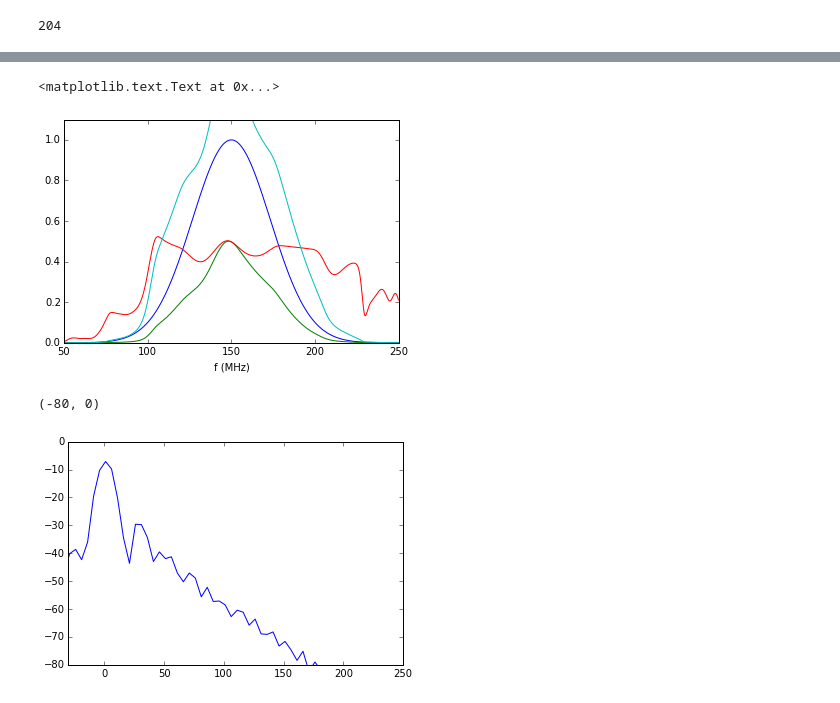
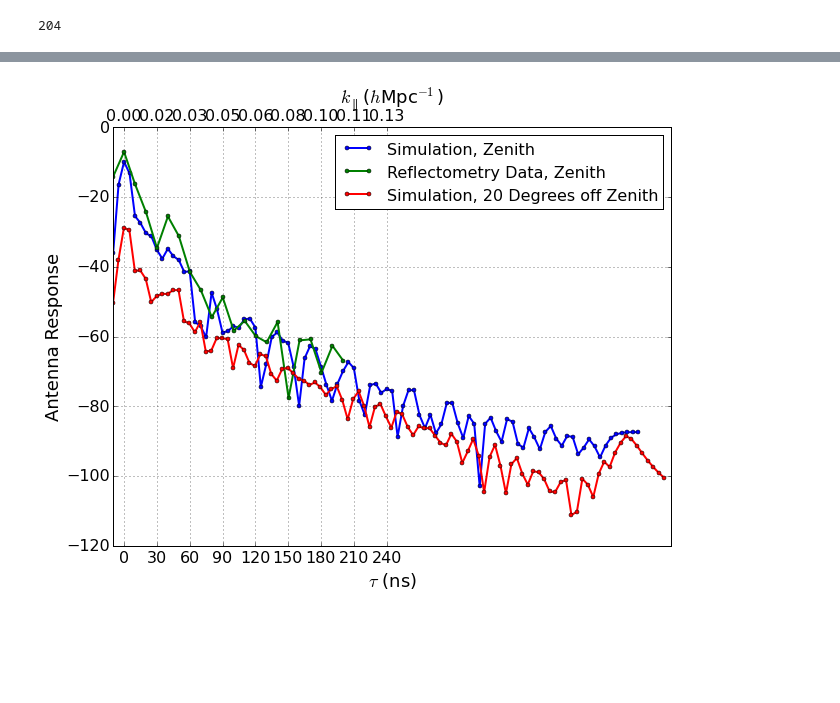
Before and after one commit to aewallwi/DishPapers, a Jupyter notebook: DishSimulations/code/DelaySimulationPlots.ipynb, the cells around one changed output, grey strips where cells are left out. Saved outputs shown, nothing was run; the diff lists cells and outputs as text; code cells hidden in the pictures; blank space fills up the shorter version.

```diff
--- a/DishSimulations/code/DelaySimulationPlots.ipynb
+++ b/DishSimulations/code/DelaySimulationPlots.ipynb
@@ -123,13 +262,0 @@ tAxisFeedOnly=fft.fftfreq(len(delayResponseFeedOnly),dfFeedOnly)
-# %%
-selection=np.logical_and(fAxisPadFeedOnly>=50/1e3,fAxisPadFeedOnly<=250/1e3)
-plt.plot(fAxisPadFeedOnly[selection]*1e3,(np.abs(fWaveFeedOnly)/np.abs(fWaveFeedOnly).max())[selection])
-plt.plot(fAxisPadFeedOnly[selection]*1e3,(np.abs(fResponseFeedOnly)/np.abs(fWaveFeedOnly).max())[selection])
-plt.plot(fAxisPadFeedOnly[selection]*1e3,np.abs(fResponseFeedOnly/fWaveFeedOnly)[selection])
-plt.plot(fAxisPadFeedOnly[selection]*1e3,np.abs(windowFeedOnlyFull*fResponseFeedOnly/fWaveFeedOnly)[selection])
-#plt.xlim(-250,250)
-plt.ylim(0,1.1)
-plt.xlabel('f (MHz)')
-plt.ylabel('')
-# %% [output]
-<matplotlib.text.Text at 0x...>
-[figure, removed]
@@ -138,7 +263,42 @@ plt.ylabel('')
-# %%
-plt.plot(tAxisFeedOnly-34,20.*np.log10(np.abs(delayResponseFeedOnly)))
-plt.xlim(-30,250)
-plt.ylim(-80,0)
-# %% [output]
-(-80, 0)
-[figure, removed]
+# %%
+
+#use kparallel
+littleh=.68
+kParaFeedAndDish=cosmo.eta2kpara(tAxisFeedAndDish/1e9-35e-9,cosmo.f2z(150e6))/littleh
+kParaMeasured=cosmo.eta2kpara(tAxisMeasured/1e9,cosmo.f2z(150e6))/littleh
+
+#plt.plot(tAxisFeedAndDishNS-35,20.*np.log10(np.abs(delayResponseFeedAndDishNS)/np.abs(delayResponseFeedAndDishNS).max()),'-',label='No Skirt')
+plt.plot(tAxisFeedAndDish-35,20.*np.log10(np.abs(delayResponseFeedAndDish)),'-o',label='Simulation, Zenith',markersize=4,lw=2)
+plt.plot(tAxisMeasured,20.*np.log10(np.abs(responseMeasured)),'-o',label='Reflectometry Data, Zenith',markersize=4,lw=2)
+plt.plot(tAxisFeedAndDish20Deg-40,20.*np.log10(np.abs(delayResponseFeedAndDish20Deg)),'-o',label='Simulation, 20 Degrees off Zenith',markersize=4,lw=2)
+
+
+#plt.plot(tAxisFeedAndDishRB,20.*np.log10(np.abs(responseFeedAndDishRB)),'-o',label='Reflectometry Data',markersize=2,lw=2)
+#plt.plot(tAxisFeedAndDishRB,20.*np.log10(np.abs(responseFeedAndDishRB)/np.abs(responseFeedAndDishRB).max()),'-o',label='Data RB',markersize=2)
+
+plt.gca().set_xticks(np.arange(-30,260,30))
+plt.gca().tick_params('x',labelsize=16)
+plt.gca().tick_params('y',labelsize=16)
+plt.grid()
+plt.legend(loc='best',fontsize=16)
+plt.xlim(-10,500)
+plt.ylim(-120,0)
+ax1=plt.gca()
+ax2=plt.gca().twiny()
+ax2.set_xticks(ax1.get_xticks())
+ax2.set_xlim(ax1.get_xlim())
+ticklabels=[]
+for tick in ax2.get_xticks():
+    ticklabels.append('%.2f'%(cosmo.eta2kpara(tick/1e9,cosmo.f2z(150e6))/littleh))
+
+ax2.set_xticklabels(ticklabels)
+ax2.tick_params('x',labelsize=16)
+ax2.set_xlabel('$k_{\\parallel}$ ($h$Mpc$^{-1}$)',fontsize=18)
+ax1.set_xlabel('$\\tau$ (ns)',fontsize=18)
+ax1.set_ylabel('Antenna Response',fontsize=18)
+plt.gcf().set_size_inches([10,7.5])
+
+
+plt.savefig('../paper/figures/compareSimToData.pdf',bbox_inches='tight')
+# %% [output]
+[figure, added]
```
Also changed, not shown: parts of 21 cells of this notebook, 33 other files.
